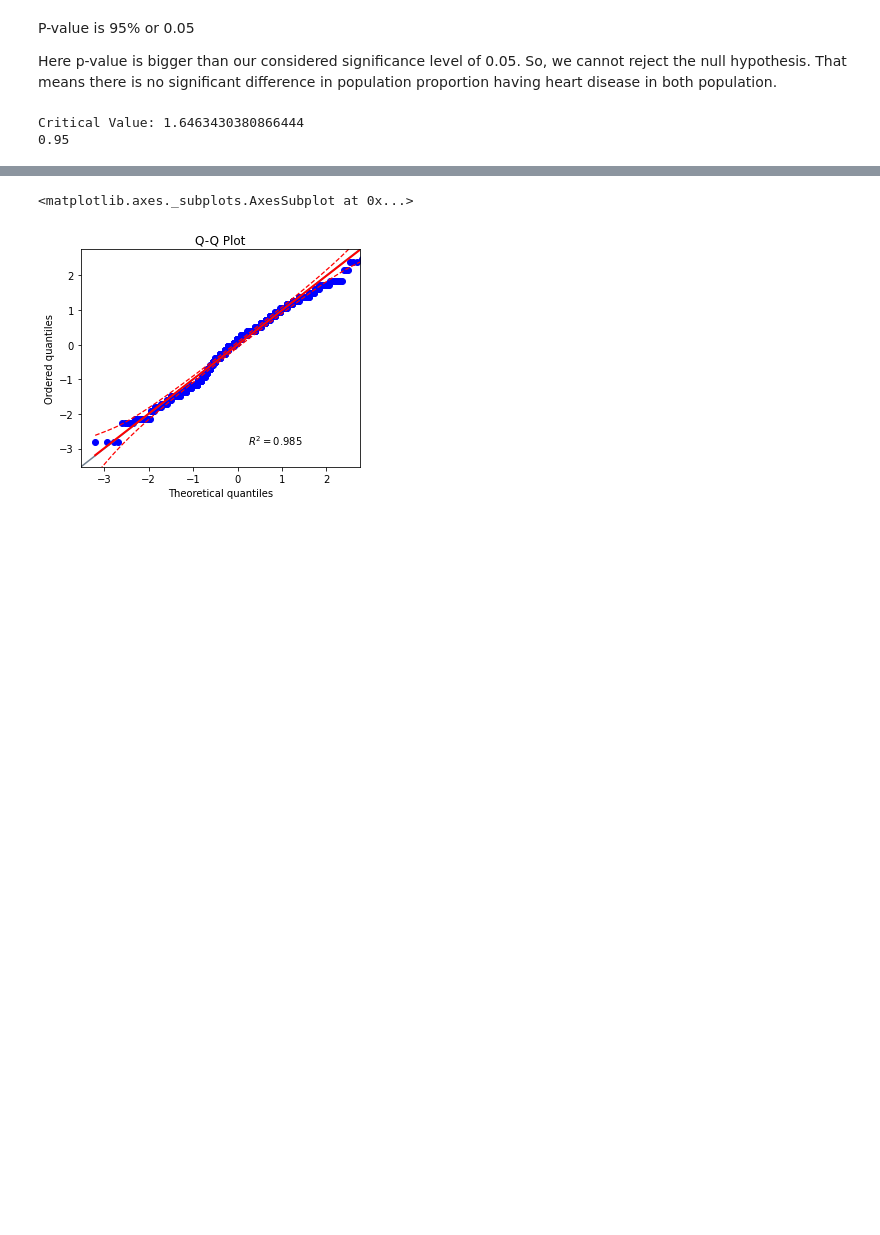
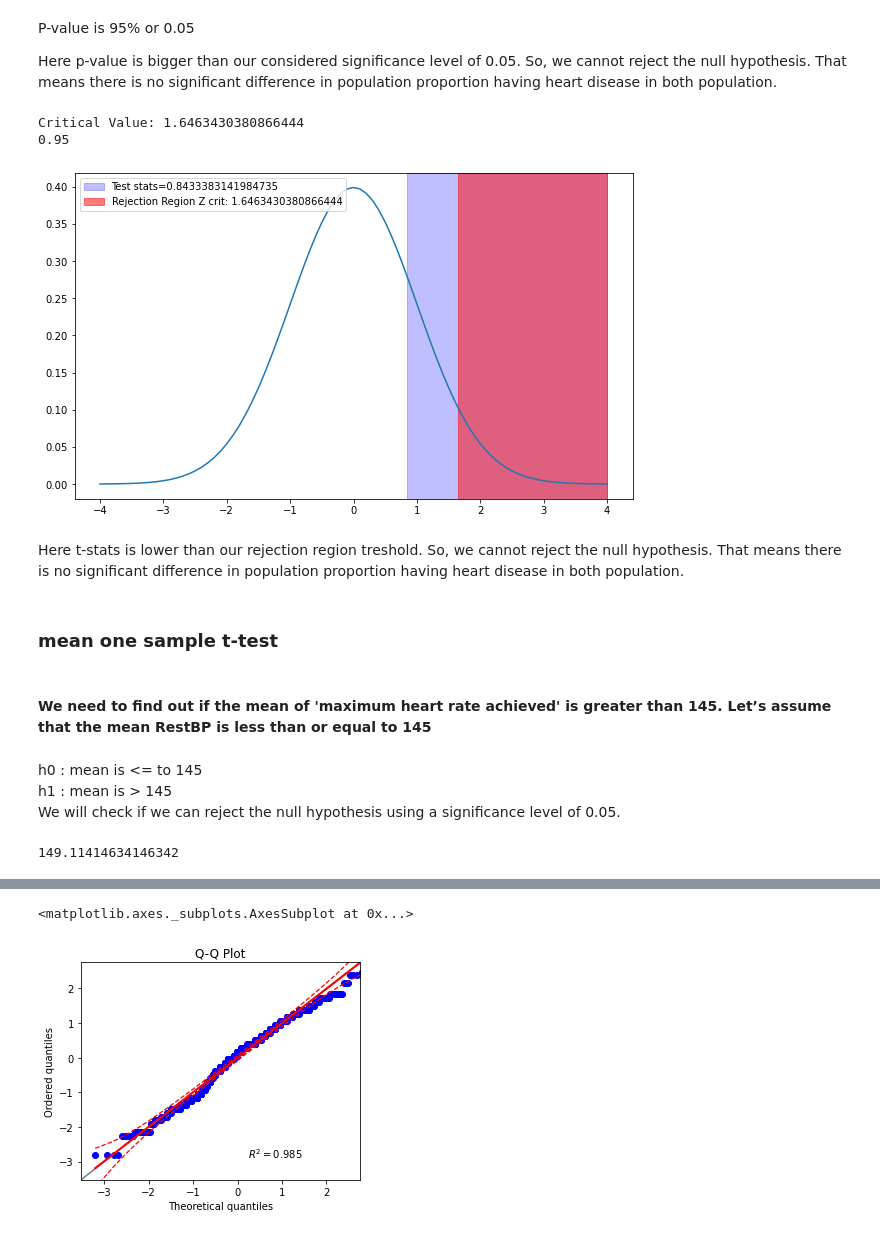
Before and after one commit to raissadvy/day5_300days_codechallenge, a Jupyter notebook: #5_day_code.ipynb, the cells around one changed output, grey strips where cells are left out. Saved outputs shown, nothing was run; the diff lists cells and outputs as text; code cells hidden in the pictures; blank space fills up the shorter version.

```diff
--- a/#5_day_code.ipynb
+++ b/#5_day_code.ipynb
@@ -97,3 +102,31 @@ print(1-alpha)
 # %% [output]
 Critical Value: 1.6463430380866444
 0.95
+# %%
+x_axis = [i/10 for i in range(-40,41)]
+y_axis = [stats.t.pdf(i,(len(df)-1)) for i in x_axis]
+
+plt.figure(figsize=(10,6))
+plt.plot(x_axis, y_axis)
+plt.axvspan(test_stat,4,alpha=0.25,color='blue', label=f'Test stats={test_stat}')
+plt.axvspan(Tcrit,4,alpha=0.5,label=f'Rejection Region Z crit: {Tcrit}', color='red')
+
+plt.legend(loc='upper left')
+plt.show()
+# %% [output]
+[figure, added]
+# %% [markdown]
+Here t-stats is lower than our rejection region treshold. So, we cannot reject the null hypothesis. That means there is no significant difference in population proportion having heart disease in both population.
+# %% [markdown]
+### __mean one sample t-test__
+# %% [markdown]
+__<br>We need to find out if the mean of 'maximum heart rate achieved' is greater than 145.
+Let’s assume that the mean RestBP is less than or equal to 145__
+# %% [markdown]
+h0 : mean is <= to 145<br>
+h1 : mean is > 145<br>
+We will check if we can reject the null hypothesis using a significance level of 0.05.
+# %%
+df['thalach'].mean()
+# %% [output]
+149.11414634146342
```
Also changed, not shown: parts of 13 cells of this notebook.
